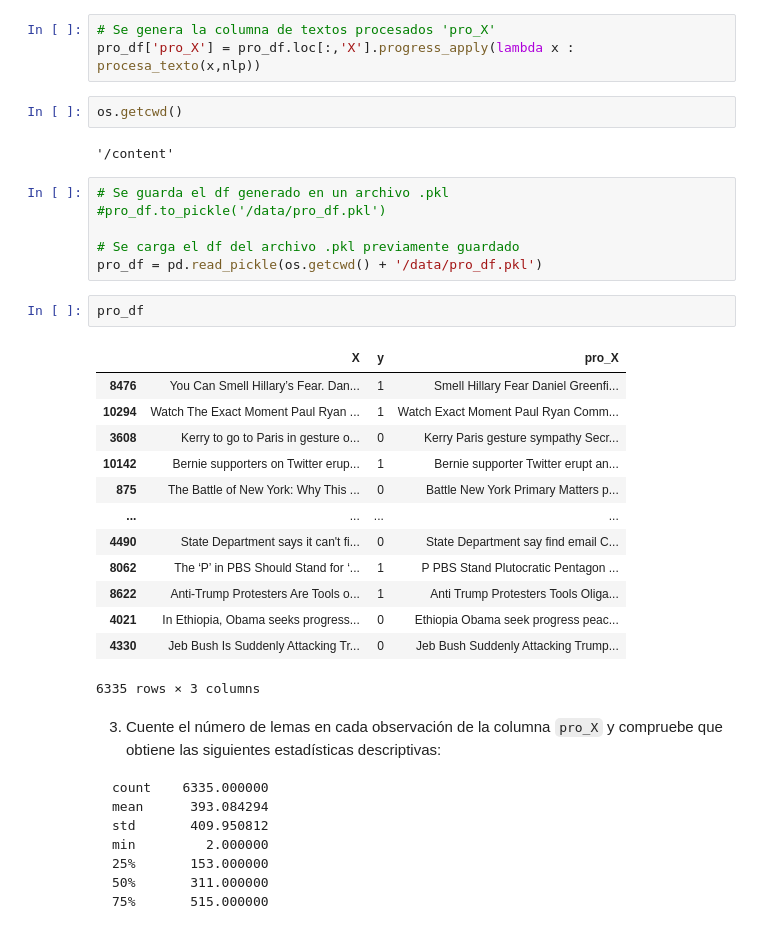
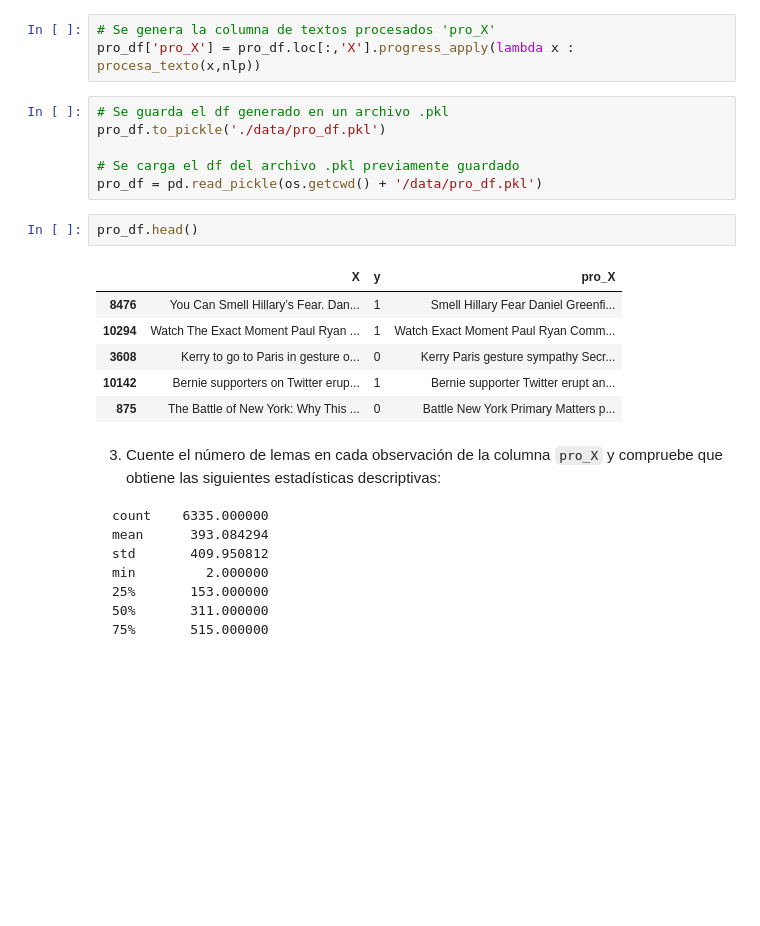
Before and after one commit to kurtwalsen/MA6202-Ejercicio-3, a Jupyter notebook: e3 procesamiento de texto y redes LSTM.ipynb, the cells around one changed output. Saved outputs shown, nothing was run; the diff lists cells and outputs as text; blank space fills up the shorter version.

```diff
--- a/e3 procesamiento de texto y redes LSTM.ipynb
+++ b/e3 procesamiento de texto y redes LSTM.ipynb
@@ -274,32 +274,21 @@ tqdm.pandas()
 # %%
 # Se genera la columna de textos procesados 'pro_X'
 pro_df['pro_X'] = pro_df.loc[:,'X'].progress_apply(lambda x : procesa_texto(x,nlp))
-# %%
-os.getcwd()
-# %% [output]
-'/content'
 # %%
 # Se guarda el df generado en un archivo .pkl
-#pro_df.to_pickle('/data/pro_df.pkl')
+pro_df.to_pickle('./data/pro_df.pkl')
 
 # Se carga el df del archivo .pkl previamente guardado
 pro_df = pd.read_pickle(os.getcwd() + '/data/pro_df.pkl')
 # %%
-pro_df
+pro_df.head()
 # %% [output]
 |  | X | y | pro_X |
 | 8476 | You Can Smell Hillary’s Fear. Dan... | 1 | Smell Hillary Fear Daniel Greenfi... |
 | 10294 | Watch The Exact Moment Paul Ryan ... | 1 | Watch Exact Moment Paul Ryan Comm... |
 | 3608 | Kerry to go to Paris in gesture o... | 0 | Kerry Paris gesture sympathy Secr... |
 | 10142 | Bernie supporters on Twitter erup... | 1 | Bernie supporter Twitter erupt an... |
 | 875 | The Battle of New York: Why This ... | 0 | Battle New York Primary Matters p... |
-| ... | ... | ... | ... |
-| 4490 | State Department says it can't fi... | 0 | State Department say find email C... |
-| 8062 | The ‘P’ in PBS Should Stand for ‘... | 1 | P PBS Stand Plutocratic Pentagon ... |
-| 8622 | Anti-Trump Protesters Are Tools o... | 1 | Anti Trump Protesters Tools Oliga... |
-| 4021 | In Ethiopia, Obama seeks progress... | 0 | Ethiopia Obama seek progress peac... |
-| 4330 | Jeb Bush Is Suddenly Attacking Tr... | 0 | Jeb Bush Suddenly Attacking Trump... |
-6335 rows × 3 columns
 # %% [markdown]
 3. Cuente el número de lemas en cada observación de la columna `pro_X` y compruebe que obtiene las siguientes estadísticas descriptivas:
 
```
Also changed, not shown: parts of 18 cells of this notebook, 2 other files.
